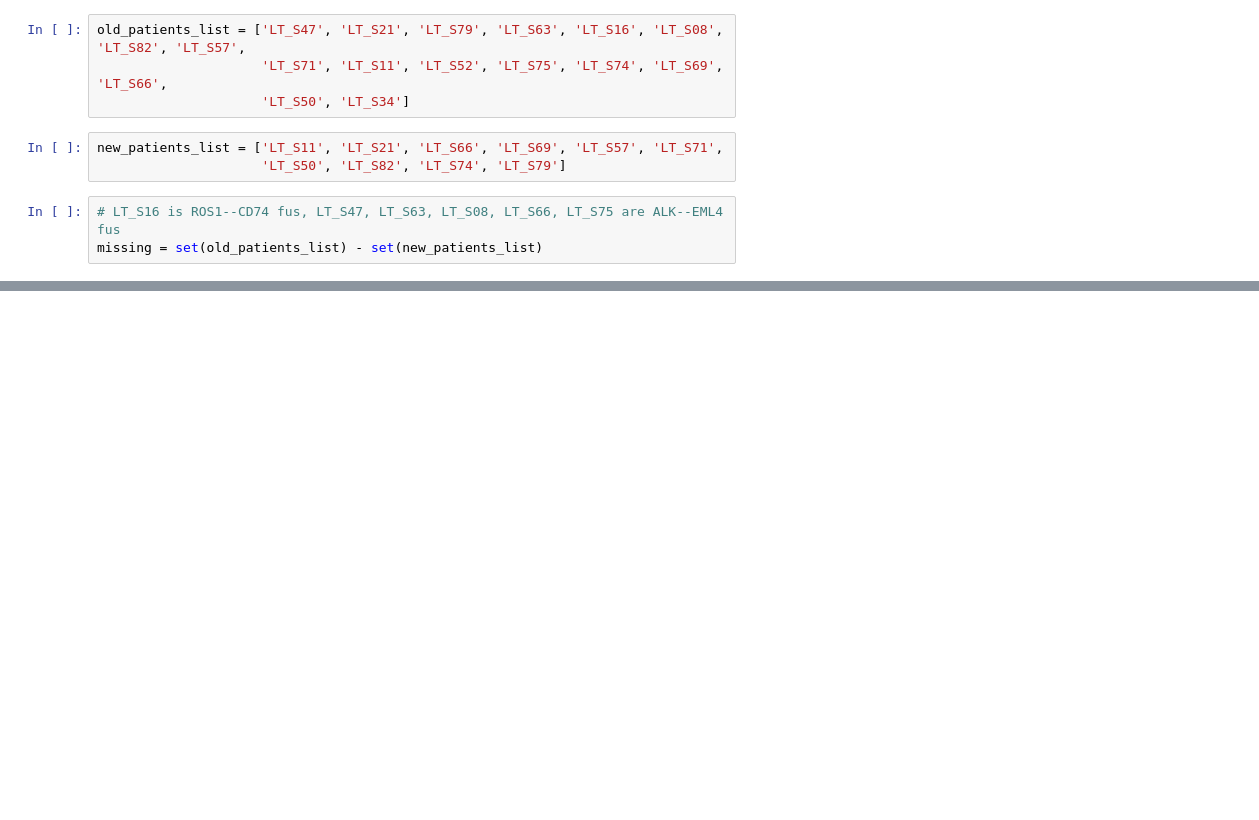
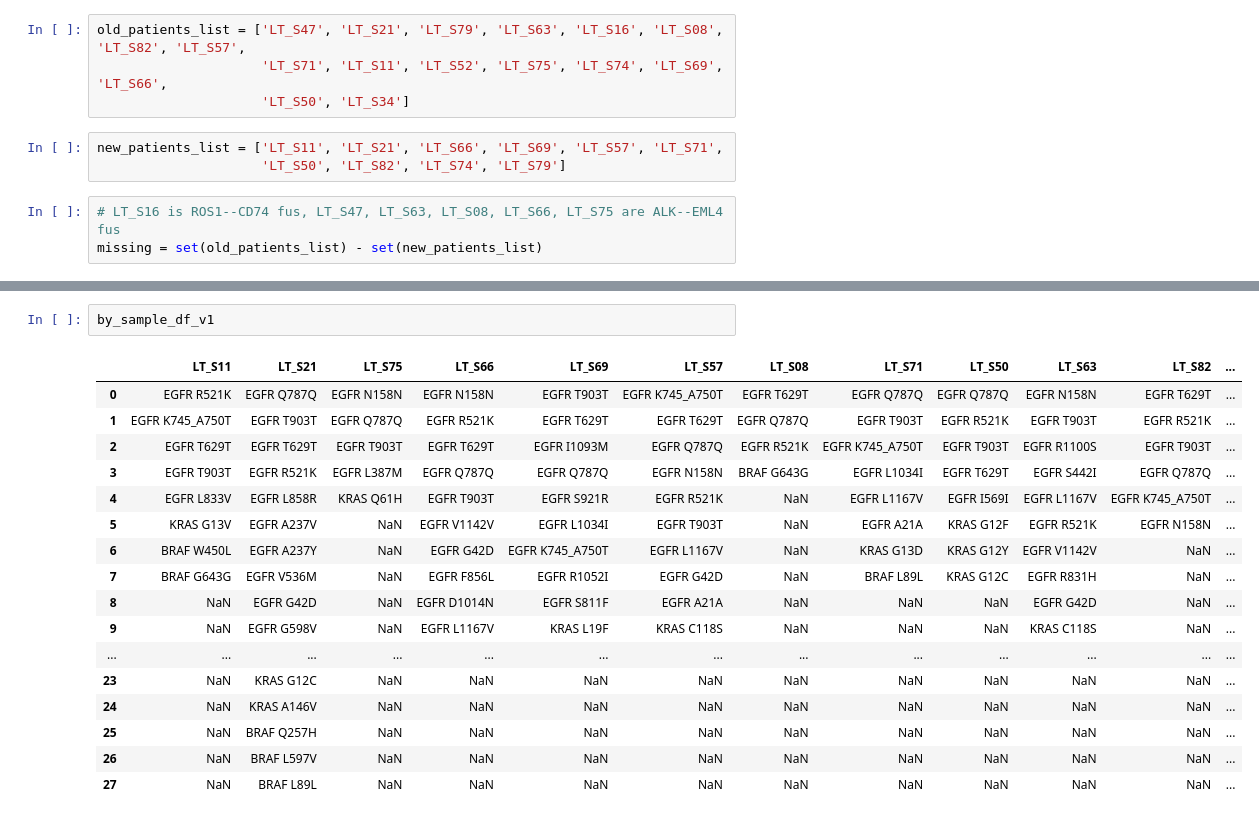
Before and after one commit to lincoln-harris/potLuck, a Jupyter notebook: fig2_scratch.ipynb, the cells around one changed output, grey strips where cells are left out. Cells and saved outputs as stored; diff of their text form; blank space fills up the shorter version.

```diff
--- a/fig2_scratch.ipynb
+++ b/fig2_scratch.ipynb
@@ -85,0 +102,20 @@ missing - set(['LT_S16', 'LT_S47', 'LT_S63', 'LT_S08', 'LT_S66', 'LT_S75'])
+# %%
+by_sample_df_v1
+# %% [output]
+|  | LT_S11 | LT_S21 | LT_S75 | LT_S66 | LT_S69 | LT_S57 | LT_S08 | LT_S71 | LT_S50 | LT_S63 | LT_S82 | ... |
+| 0 | EGFR R521K | EGFR Q787Q | EGFR N158N | EGFR N158N | EGFR T903T | EGFR K745_A750T | EGFR T629T | EGFR Q787Q | EGFR Q787Q | EGFR N158N | EGFR T629T | ... |
+| 1 | EGFR K745_A750T | EGFR T903T | EGFR Q787Q | EGFR R521K | EGFR T629T | EGFR T629T | EGFR Q787Q | EGFR T903T | EGFR R521K | EGFR T903T | EGFR R521K | ... |
+| 2 | EGFR T629T | EGFR T629T | EGFR T903T | EGFR T629T | EGFR I1093M | EGFR Q787Q | EGFR R521K | EGFR K745_A750T | EGFR T903T | EGFR R1100S | EGFR T903T | ... |
+| 3 | EGFR T903T | EGFR R521K | EGFR L387M | EGFR Q787Q | EGFR Q787Q | EGFR N158N | BRAF G643G | EGFR L1034I | EGFR T629T | EGFR S442I | EGFR Q787Q | ... |
+| 4 | EGFR L833V | EGFR L858R | KRAS Q61H | EGFR T903T | EGFR S921R | EGFR R521K | NaN | EGFR L1167V | EGFR I569I | EGFR L1167V | EGFR K745_A750T | ... |
+| 5 | KRAS G13V | EGFR A237V | NaN | EGFR V1142V | EGFR L1034I | EGFR T903T | NaN | EGFR A21A | KRAS G12F | EGFR R521K | EGFR N158N | ... |
+| 6 | BRAF W450L | EGFR A237Y | NaN | EGFR G42D | EGFR K745_A750T | EGFR L1167V | NaN | KRAS G13D | KRAS G12Y | EGFR V1142V | NaN | ... |
+| 7 | BRAF G643G | EGFR V536M | NaN | EGFR F856L | EGFR R1052I | EGFR G42D | NaN | BRAF L89L | KRAS G12C | EGFR R831H | NaN | ... |
+| 8 | NaN | EGFR G42D | NaN | EGFR D1014N | EGFR S811F | EGFR A21A | NaN | NaN | NaN | EGFR G42D | NaN | ... |
+| 9 | NaN | EGFR G598V | NaN | EGFR L1167V | KRAS L19F | KRAS C118S | NaN | NaN | NaN | KRAS C118S | NaN | ... |
+| ... | ... | ... | ... | ... | ... | ... | ... | ... | ... | ... | ... | ... |
+| 23 | NaN | KRAS G12C | NaN | NaN | NaN | NaN | NaN | NaN | NaN | NaN | NaN | ... |
+| 24 | NaN | KRAS A146V | NaN | NaN | NaN | NaN | NaN | NaN | NaN | NaN | NaN | ... |
+| 25 | NaN | BRAF Q257H | NaN | NaN | NaN | NaN | NaN | NaN | NaN | NaN | NaN | ... |
+| 26 | NaN | BRAF L597V | NaN | NaN | NaN | NaN | NaN | NaN | NaN | NaN | NaN | ... |
+| 27 | NaN | BRAF L89L | NaN | NaN | NaN | NaN | NaN | NaN | NaN | NaN | NaN | ... |
```
Also changed, not shown: parts of 5 cells of this notebook, 3 other files.
